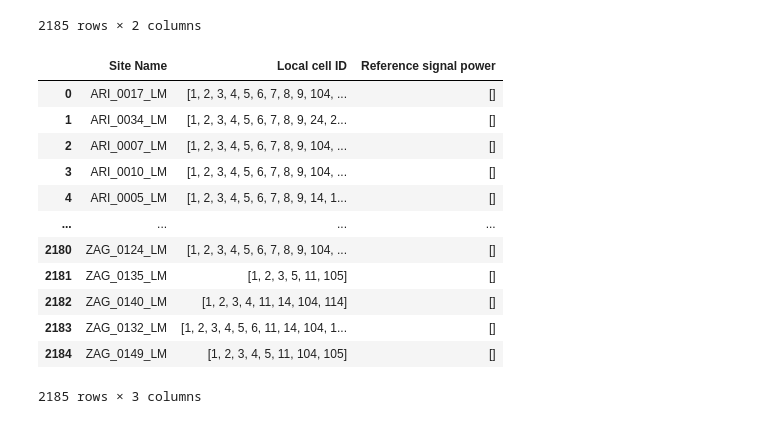
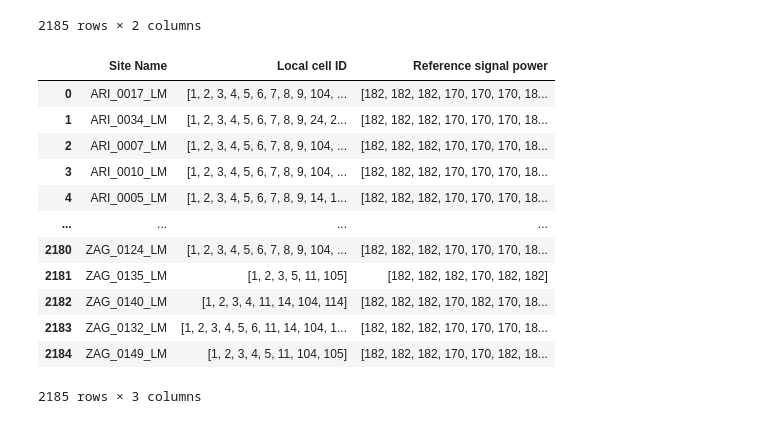
Before and after one commit to eyabelguith/AutomationProject, a Jupyter notebook: 1st_try.ipynb, the cells around one changed output. Saved outputs shown, nothing was run; the diff lists cells and outputs as text; code cells hidden in the pictures.

```diff
--- a/1st_try.ipynb
+++ b/1st_try.ipynb
@@ -1197,8 +1197,10 @@ reference_signal_power_list = []  # New feature list
 inside_section = False
 current_block = []
 
-# Define the regular expression pattern to capture the second number
-number_pattern = r'\s+(\d+)'
+# Define the regular expression pattern to mask the first set of numbers before the white space
+mask_pattern = r'^\d+\s+'
+# Define the regular expression pattern to capture the first set of numbers after masking
+number_pattern = r'^(\d+)\s+'
 
 # Iterate through the lines in the file contents
 for line in Pfile_contents:
@@ -1219,14 +1221,16 @@ for line in Pfile_contents:
                         # Skip the header line
                         continue
                     else:
+                        # Mask the first set of numbers before the white space
+                        masked_line = re.sub(mask_pattern, '', block_line)
+                        # Extract the first set of numbers after masking
+                        match = re.search(number_pattern, masked_line)
+                        if match:
+                            reference_signal_powers.append(int(match.group(1)))
                         # Extract local cell ids using regular expression
                         matches = re.findall(r'^(\d+)', block_line)
                         if matches:
                             local_cell_ids.extend([int(match) for match in matches])
-                        # Extract the second number using regular expression
-                        match = re.search(number_pattern, block_line)
-                        if match:
-                            reference_signal_powers.append(int(match.group(1)))  # Extracting the second number
                 # Append site name, local cell ids, and reference signal powers to lists
                 if site_name:
                     site_names.append(site_name)
@@ -1237,48 +1241,50 @@ for line in Pfile_contents:
         # Add line to the current block
         current_block.append(line)
 
 # If there are remaining lines in the last block, extract site name, local cell ids, and reference signal powers from it
 if current_block:
     site_name = None
     local_cell_ids = []
     reference_signal_powers = []  # New feature values
     for block_line in current_block:
         if "NE :" in block_line:
             site_name = block_line.split("NE :")[1].strip()
         elif block_line.startswith("Local cell ID"):
             # Skip the header line
             continue
         else:
+            # Mask the first set of numbers before the white space
+            masked_line = re.sub(mask_pattern, '', block_line)
+            # Extract the first set of numbers after masking
+            match = re.search(number_pattern, masked_line)
+            if match:
+                reference_signal_powers.append(int(match.group(1)))
             # Extract local cell ids using regular expression
             matches = re.findall(r'^(\d+)', block_line)
             if matches:
                 local_cell_ids.extend([int(match) for match in matches])
-            # Extract the second number using regular expression
-            match = re.search(number_pattern, block_line)
-            if match:
-                reference_signal_powers.append(int(match.group(1)))  # Extracting the second number
     # Append site name, local cell ids, and reference signal powers to lists
     if site_name:
         site_names.append(site_name)
         local_cell_id_list.append(local_cell_ids)
         reference_signal_power_list.append(reference_signal_powers)
 
 # Create a DataFrame from the lists
-dfPOWEwR2 = pd.DataFrame({'Site Name': site_names, 'Local cell ID': local_cell_id_list, 'Reference signal power': reference_signal_power_list})
+dfPOWER10 = pd.DataFrame({'Site Name': site_names, 'Local cell ID': local_cell_id_list, 'Reference signal power': reference_signal_power_list})
 
 # Display the DataFrame
-dfPOWEwR2
+dfPOWER10
 # %% [output]
 |  | Site Name | Local cell ID | Reference signal power |
-| 0 | ARI_0017_LM | [1, 2, 3, 4, 5, 6, 7, 8, 9, 104, ... | [] |
-| 1 | ARI_0034_LM | [1, 2, 3, 4, 5, 6, 7, 8, 9, 24, 2... | [] |
-| 2 | ARI_0007_LM | [1, 2, 3, 4, 5, 6, 7, 8, 9, 104, ... | [] |
-| 3 | ARI_0010_LM | [1, 2, 3, 4, 5, 6, 7, 8, 9, 104, ... | [] |
-| 4 | ARI_0005_LM | [1, 2, 3, 4, 5, 6, 7, 8, 9, 14, 1... | [] |
+| 0 | ARI_0017_LM | [1, 2, 3, 4, 5, 6, 7, 8, 9, 104, ... | [182, 182, 182, 170, 170, 170, 18... |
+| 1 | ARI_0034_LM | [1, 2, 3, 4, 5, 6, 7, 8, 9, 24, 2... | [182, 182, 182, 170, 170, 170, 18... |
+| 2 | ARI_0007_LM | [1, 2, 3, 4, 5, 6, 7, 8, 9, 104, ... | [182, 182, 182, 170, 170, 170, 18... |
+| 3 | ARI_0010_LM | [1, 2, 3, 4, 5, 6, 7, 8, 9, 104, ... | [182, 182, 182, 170, 170, 170, 18... |
+| 4 | ARI_0005_LM | [1, 2, 3, 4, 5, 6, 7, 8, 9, 14, 1... | [182, 182, 182, 170, 170, 170, 18... |
 | ... | ... | ... | ... |
-| 2180 | ZAG_0124_LM | [1, 2, 3, 4, 5, 6, 7, 8, 9, 104, ... | [] |
-| 2181 | ZAG_0135_LM | [1, 2, 3, 5, 11, 105] | [] |
-| 2182 | ZAG_0140_LM | [1, 2, 3, 4, 11, 14, 104, 114] | [] |
-| 2183 | ZAG_0132_LM | [1, 2, 3, 4, 5, 6, 11, 14, 104, 1... | [] |
-| 2184 | ZAG_0149_LM | [1, 2, 3, 4, 5, 11, 104, 105] | [] |
+| 2180 | ZAG_0124_LM | [1, 2, 3, 4, 5, 6, 7, 8, 9, 104, ... | [182, 182, 182, 170, 170, 170, 18... |
+| 2181 | ZAG_0135_LM | [1, 2, 3, 5, 11, 105] | [182, 182, 182, 170, 182, 182] |
+| 2182 | ZAG_0140_LM | [1, 2, 3, 4, 11, 14, 104, 114] | [182, 182, 182, 170, 182, 170, 18... |
+| 2183 | ZAG_0132_LM | [1, 2, 3, 4, 5, 6, 11, 14, 104, 1... | [182, 182, 182, 170, 170, 170, 18... |
+| 2184 | ZAG_0149_LM | [1, 2, 3, 4, 5, 11, 104, 105] | [182, 182, 182, 170, 170, 182, 18... |
 2185 rows × 3 columns
```
Also changed, not shown: parts of 2 cells of this notebook.
